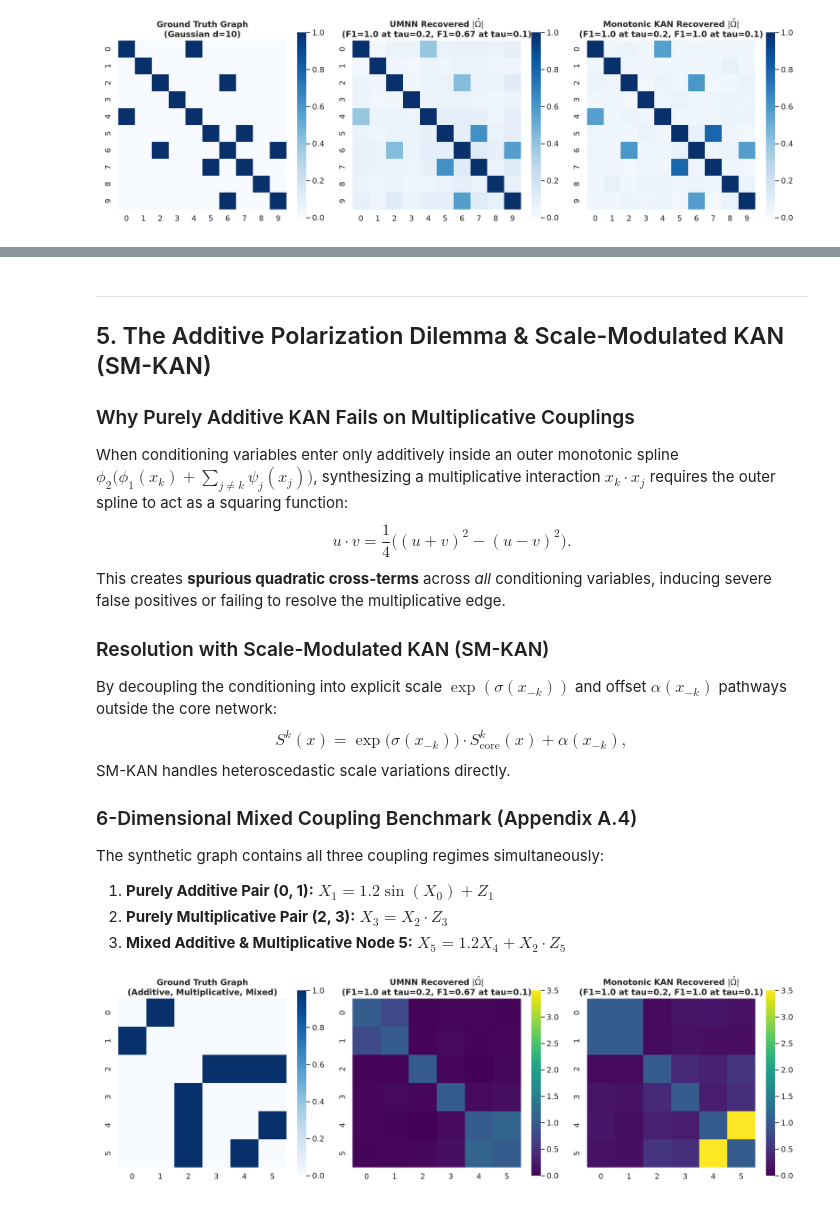
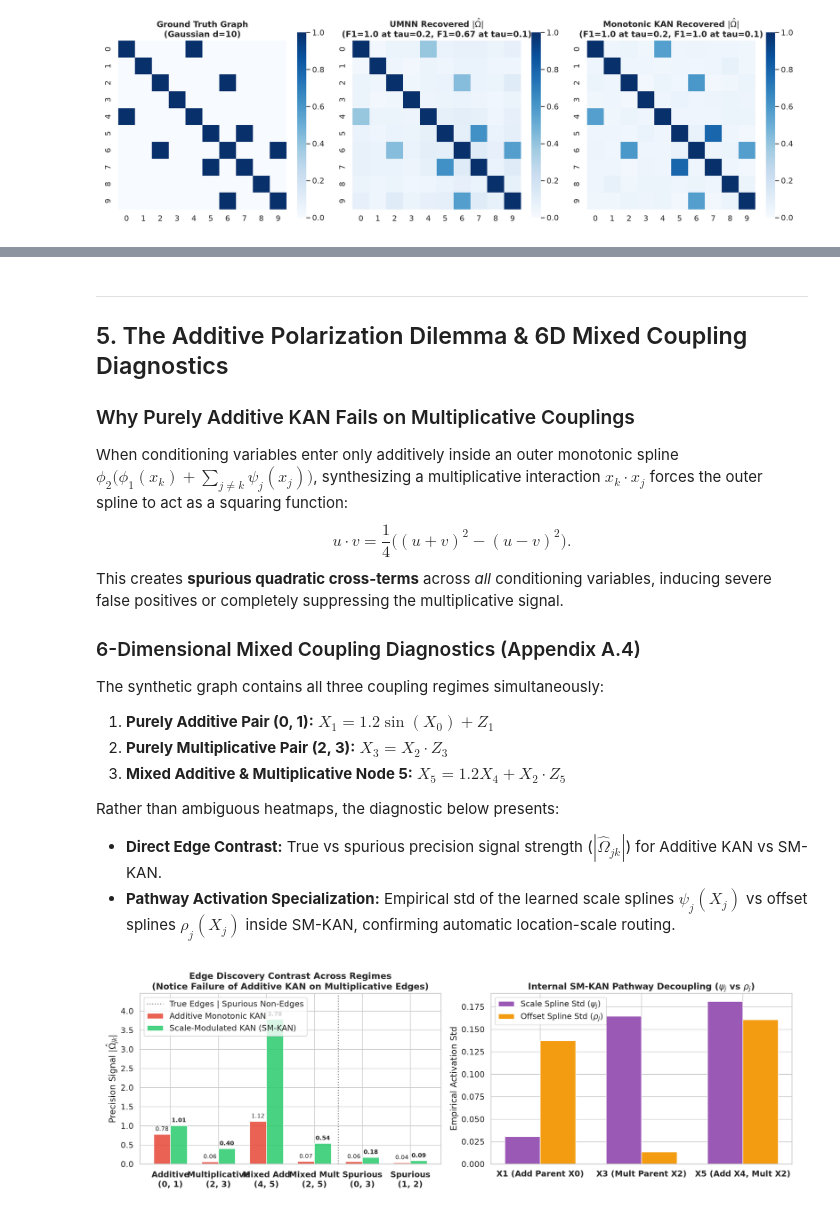
Before and after one commit to StefanoFochesatto/lsing_sw, a Jupyter notebook: notebooks/kan_transport_guide.ipynb, the cells around one changed output, grey strips where cells are left out. Drawn from its saved outputs; the diff is of its cells as text; code cells hidden in the pictures.

```diff
--- a/notebooks/kan_transport_guide.ipynb
+++ b/notebooks/kan_transport_guide.ipynb
@@ -288,27 +315,26 @@ if fig_path.exists():
 # %% [markdown]
 ---
-## 5. The Additive Polarization Dilemma & Scale-Modulated KAN (SM-KAN)
+## 5. The Additive Polarization Dilemma & 6D Mixed Coupling Diagnostics
 
 ### Why Purely Additive KAN Fails on Multiplicative Couplings
-When conditioning variables enter only additively inside an outer monotonic spline $\phi_2\big(\phi_1(x_k) + \sum_{j \neq k} \psi_j(x_j)\big)$, synthesizing a multiplicative interaction $x_k \cdot x_j$ requires the outer spline to act as a squaring function:
+When conditioning variables enter only additively inside an outer monotonic spline $\phi_2\big(\phi_1(x_k) + \sum_{j \neq k} \psi_j(x_j)\big)$, synthesizing a multiplicative interaction $x_k \cdot x_j$ forces the outer spline to act as a squaring function:
 $$u \cdot v = \frac{1}{4}\big((u + v)^2 - (u - v)^2\big).$$
-This creates **spurious quadratic cross-terms** across *all* conditioning variables, inducing severe false positives or failing to resolve the multiplicative edge.
+This creates **spurious quadratic cross-terms** across *all* conditioning variables, inducing severe false positives or completely suppressing the multiplicative signal.
 
-### Resolution with Scale-Modulated KAN (SM-KAN)
-By decoupling the conditioning into explicit scale $\exp(\sigma(x_{-k}))$ and offset $\alpha(x_{-k})$ pathways outside the core network:
-$$S^k(x) = \exp\big(\sigma(x_{-k})\big) \cdot S^k_{\text{core}}(x) + \alpha(x_{-k}),$$
-SM-KAN handles heteroscedastic scale variations directly.
-
-### 6-Dimensional Mixed Coupling Benchmark (Appendix A.4)
+### 6-Dimensional Mixed Coupling Diagnostics (Appendix A.4)
 The synthetic graph contains all three coupling regimes simultaneously:
 1. **Purely Additive Pair (0, 1):** $X_1 = 1.2 \sin(X_0) + Z_1$
 2. **Purely Multiplicative Pair (2, 3):** $X_3 = X_2 \cdot Z_3$
 3. **Mixed Additive & Multiplicative Node 5:** $X_5 = 1.2 X_4 + X_2 \cdot Z_5$
+
+Rather than ambiguous heatmaps, the diagnostic below presents:
+- **Direct Edge Contrast:** True vs spurious precision signal strength ($|\hat{\Omega}_{jk}|$) for Additive KAN vs SM-KAN.
+- **Pathway Activation Specialization:** Empirical std of the learned scale splines $\psi_j(X_j)$ vs offset splines $\rho_j(X_j)$ inside SM-KAN, confirming automatic location-scale routing.
 # %%
-# Display Mixed Coupling Comparison Heatmaps
-fig_path = REPO_ROOT / "results/kan_benchmarks/figures/chart_mixed_coupling_discovery.png"
+# Display Mixed Coupling Diagnostic Bar Charts
+fig_path = REPO_ROOT / "results/kan_benchmarks/figures/chart_mixed_coupling_diagnostic.png"
 if fig_path.exists():
     from IPython.display import Image, display
     display(Image(filename=str(fig_path)))
 # %% [output]
-[figure, old version]
+[figure, new version]
```
Also changed, not shown: parts of 21 cells of this notebook, 6 other files.
